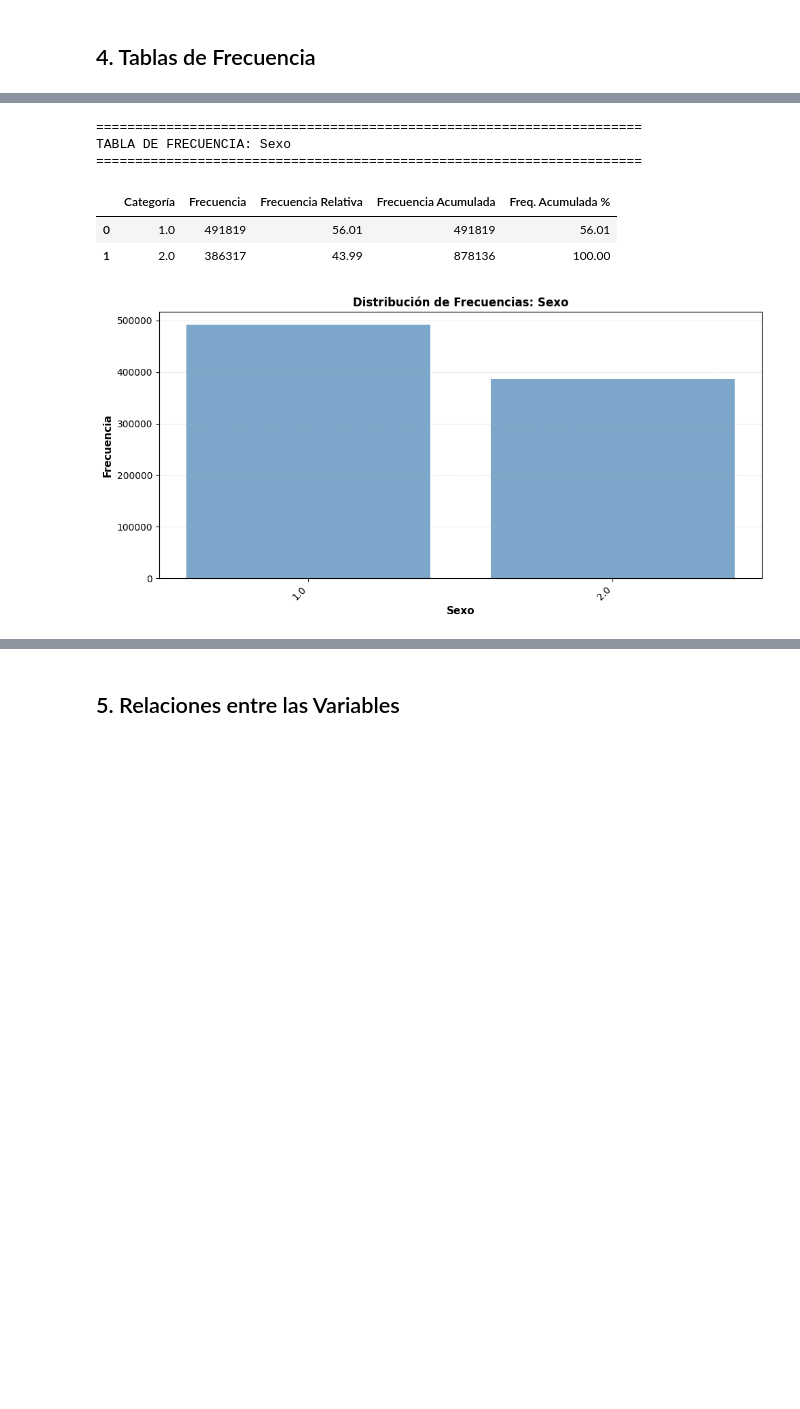
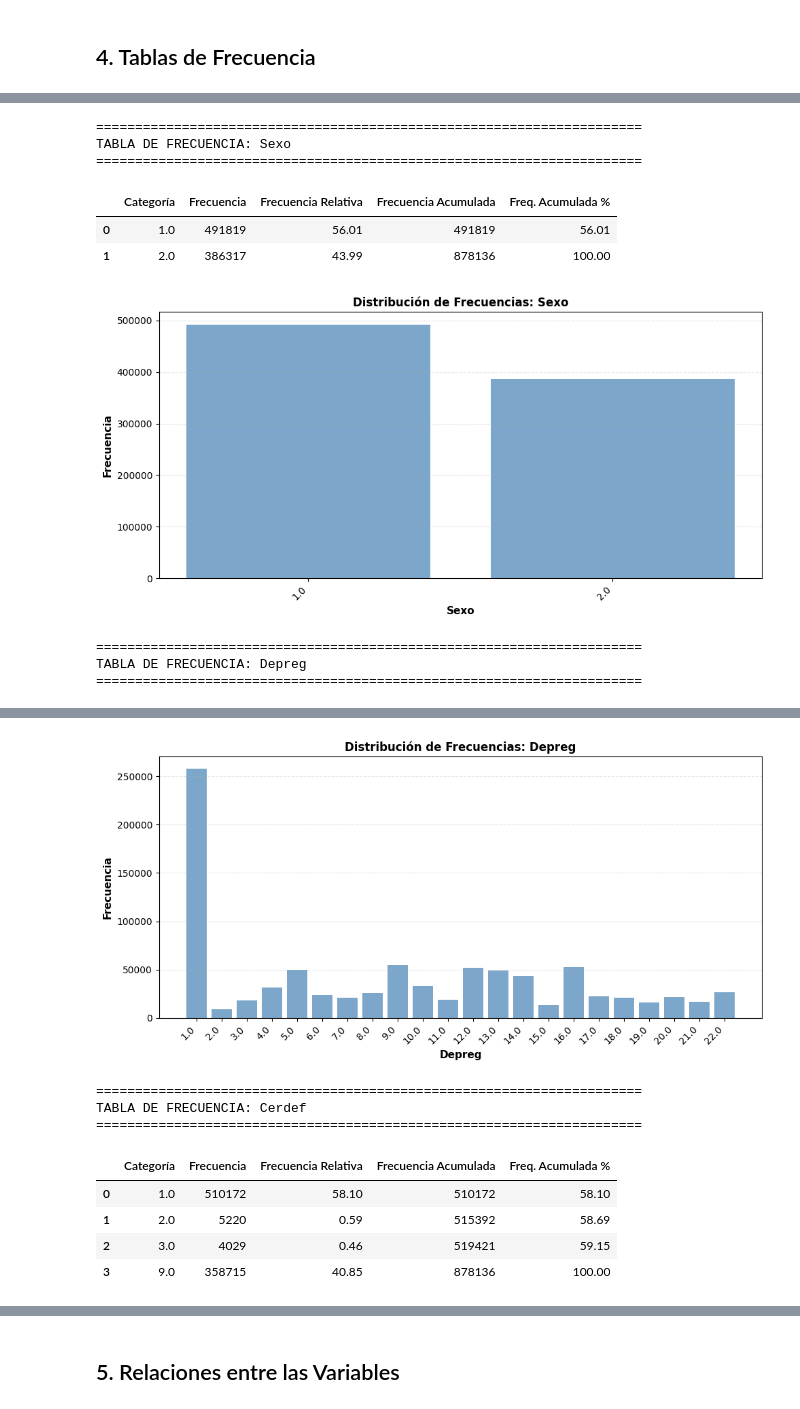
Before and after one commit to jcdiegolopez/MD-PY1, a Jupyter notebook: main.ipynb, the cells around one changed output, grey strips where cells are left out. Cells and saved outputs as stored; diff of their text form; code cells hidden in the pictures; blank space fills up the shorter version.

```diff
--- a/main.ipynb
+++ b/main.ipynb
@@ -444,38 +554,50 @@ if df_consolidado is not None:
     print("TABLAS DE FRECUENCIA")
     print("="*70)
 
-    # Tablas de frecuencia para variables más importantes
-    variables_importantes = ['año', 'Sexo', 'Area', 'Certifi']
+    if "pick_col" in globals():
+        sexo_col = pick_col(["Sexo"])
+        depreg_col = pick_col(["Depreg"])
+        cerdef_col = pick_col(["Cerdef", "Certifi", "Certificador"])
+    else:
+        sexo_col = "Sexo" if "Sexo" in df_consolidado.columns else None
+        depreg_col = "Depreg" if "Depreg" in df_consolidado.columns else None
+        cerdef_col = "Cerdef" if "Cerdef" in df_consolidado.columns else None
+
+    variables_importantes = [
+        "año",
+        sexo_col,
+        depreg_col,
+        cerdef_col
+    ]
+
+    variables_importantes = [v for v in variables_importantes if v is not None and v in df_consolidado.columns]
 
     for col in variables_importantes:
-        if col in df_consolidado.columns:
-            print(f"\n{'='*70}")
-            print(f"TABLA DE FRECUENCIA: {col}")
-            print(f"{'='*70}\n")
+        print(f"\n{'='*70}")
+        print(f"TABLA DE FRECUENCIA: {col}")
+        print(f"{'='*70}\n")
 
-            # Crear tabla de frecuencia
-            freq = df_consolidado[col].value_counts().sort_index()
-            freq_df = pd.DataFrame({
-                'Categoría': freq.index,
-                'Frecuencia': freq.values,
-                'Frecuencia Relativa': (freq.values / len(df_consolidado) * 100).round(2),
-                'Frecuencia Acumulada': freq.values.cumsum(),
-                'Freq. Acumulada %': (freq.values.cumsum() / len(df_consolidado) * 100).round(2)
-            }).reset_index(drop=True)
+        freq = df_consolidado[col].value_counts().sort_index()
+        freq_df = pd.DataFrame({
+            'Categoría': freq.index,
+            'Frecuencia': freq.values,
+            'Frecuencia Relativa': (freq.values / len(df_consolidado) * 100).round(2),
+            'Frecuencia Acumulada': freq.values.cumsum(),
+            'Freq. Acumulada %': (freq.values.cumsum() / len(df_consolidado) * 100).round(2)
+        }).reset_index(drop=True)
 
-            display(freq_df)
+        display(freq_df)
 
-            # Gráfico de barras
-            fig, ax = plt.subplots(figsize=(10, 5))
-            ax.bar(range(len(freq)), freq.values, color='steelblue', alpha=0.7)
-            ax.set_xlabel(col, fontsize=11, fontweight='bold')
-            ax.set_ylabel('Frecuencia', fontsize=11, fontweight='bold')
-            ax.set_title(f'Distribución de Frecuencias: {col}', fontsize=12, fontweight='bold')
-            ax.set_xticks(range(len(freq)))
-            ax.set_xticklabels(freq.index, rotation=45, ha='right')
-            ax.grid(axis='y', alpha=0.3, linestyle='--')
-            plt.tight_layout()
-            plt.show()
+        fig, ax = plt.subplots(figsize=(10, 5))
+        ax.bar(range(len(freq)), freq.values, color='steelblue', alpha=0.7)
+        ax.set_xlabel(col, fontsize=11, fontweight='bold')
+        ax.set_ylabel('Frecuencia', fontsize=11, fontweight='bold')
+        ax.set_title(f'Distribución de Frecuencias: {col}', fontsize=12, fontweight='bold')
+        ax.set_xticks(range(len(freq)))
+        ax.set_xticklabels(freq.index, rotation=45, ha='right')
+        ax.grid(axis='y', alpha=0.3, linestyle='--')
+        plt.tight_layout()
+        plt.show()
 # %% [output]
 ======================================================================
 TABLAS DE FRECUENCIA
@@ -503,3 +625,6 @@ TABLA DE FRECUENCIA: Sexo
 | 0 | 1.0 | 491819 | 56.01 | 491819 | 56.01 |
 | 1 | 2.0 | 386317 | 43.99 | 878136 | 100.00 |
 [figure]
+======================================================================
+TABLA DE FRECUENCIA: Depreg
+======================================================================
@@ -505,0 +648,9 @@ TABLA DE FRECUENCIA: Sexo
+[figure, added]
+======================================================================
+TABLA DE FRECUENCIA: Cerdef
+======================================================================
+|  | Categoría | Frecuencia | Frecuencia Relativa | Frecuencia Acumulada | Freq. Acumulada % |
+| 0 | 1.0 | 510172 | 58.10 | 510172 | 58.10 |
+| 1 | 2.0 | 5220 | 0.59 | 515392 | 58.69 |
+| 2 | 3.0 | 4029 | 0.46 | 519421 | 59.15 |
+| 3 | 9.0 | 358715 | 40.85 | 878136 | 100.00 |
```
Also changed, not shown: parts of 9 cells of this notebook, 1 other file.
